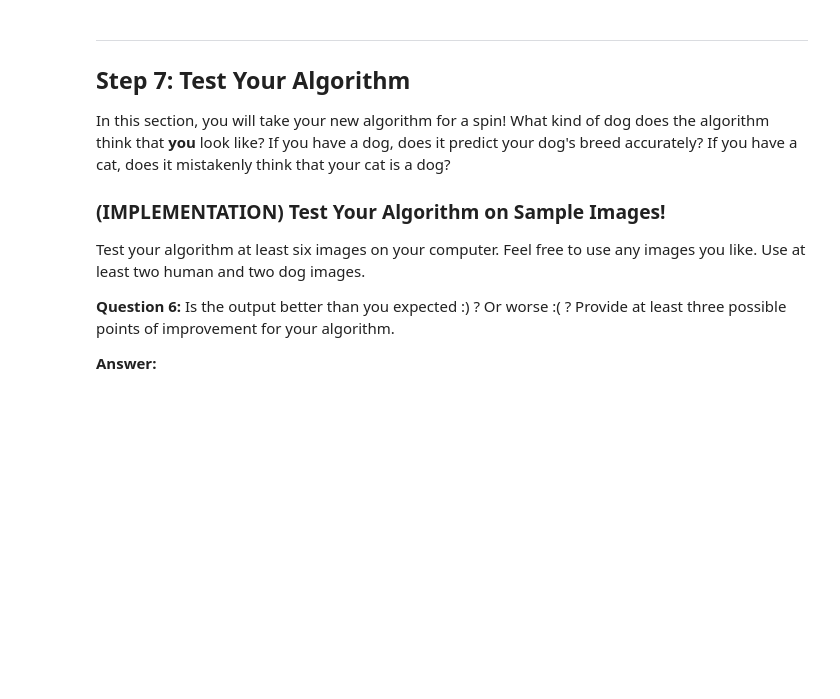
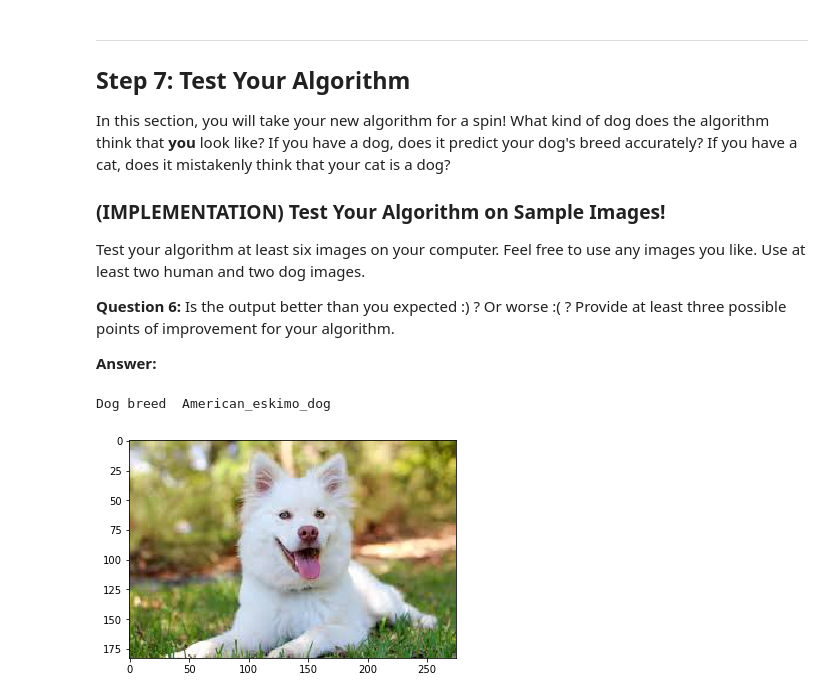
Before and after one commit to raagpa/dog_project, a Jupyter notebook: dog_app.ipynb, the cells around one changed output. Drawn from its saved outputs; the diff is of its cells as text; code cells hidden in the pictures; blank space fills up the shorter version.

```diff
--- a/dog_app.ipynb
+++ b/dog_app.ipynb
@@ -518,0 +656,8 @@ You are welcome to [augment the training data](https://blog.keras.io/building-po
+# %%
+### TODO: Train the model.
+checkpointer = ModelCheckpoint(filepath='saved_models/weights.best.Resnet50.hdf5',
+                               verbose=1, save_best_only=True)
+
+resnet50.fit(train_resnet50, train_targets,
+          validation_data=(valid_resnet50, valid_targets),
+          epochs=20, batch_size=20, callbacks=[checkpointer], verbose=1)
@@ -520,6 +684,7 @@ You are welcome to [augment the training data](https://blog.keras.io/building-po
 ### (IMPLEMENTATION) Load the Model with the Best Validation Loss
 # %%
 ### TODO: Load the model weights with the best validation loss.
+resnet50.load_weights('saved_models/weights.best.resnet50.hdf5')
 # %% [markdown]
 ### (IMPLEMENTATION) Test the Model
 
@@ -544,6 +717,15 @@ where `{network}`, in the above filename, should be one of `VGG19`, `Resnet50`,
 # %%
 ### TODO: Write a function that takes a path to an image as input
 ### and returns the dog breed that is predicted by the model.
+from extract_bottleneck_features import *
+
+def resnet50_predict_breed(img_path):
+    # extract bottleneck features
+    bottleneck_feature = extract_Resnet50(path_to_tensor(img_path))
+    # obtain predicted vector
+    predicted_vector = resnet50.predict(bottleneck_feature)
+    # return dog breed that is predicted by the model
+    return dog_names[np.argmax(predicted_vector)]
 # %% [markdown]
 ---
 <a id='step6'></a>
@@ -568,3 +747,18 @@ Some sample output for our algorithm is provided below, but feel free to design
+# %%
+### TODO: Write your algorithm.
+### Feel free to use as many code cells as needed.
+# if a dog is detected in the image, return the predicted breed.
+# if a human is detected in the image, return the resembling dog breed.
+# if neither is detected in the image, provide output that indicates an error.
+
+def predict_dog_breed(img_path):
+
+    if dog_detector(img_path):
+        print('Dog breed ', resnet50_predict_breed(img_path))
+    elif face_detector(img_path):
+        print('Hello human you look like ',resnet50_predict_breed(img_path))
+    else:
+        print('Neither dog nor human detected')
 # %% [markdown]
 ---
 <a id='step7'></a>
@@ -582,4 +776,9 @@ __Answer:__
 # %%
 ## TODO: Execute your algorithm from Step 6 on
 ## at least 6 images on your computer.
 ## Feel free to use as many code cells as needed.
+plt.imshow(plt.imread('dog1.jpeg'))
+predict_dog_breed('dog1.jpeg')
+# %% [output]
+Dog breed  American_eskimo_dog
+[figure, added]
```
Also changed, not shown: parts of 28 cells of this notebook, 8 other files.
